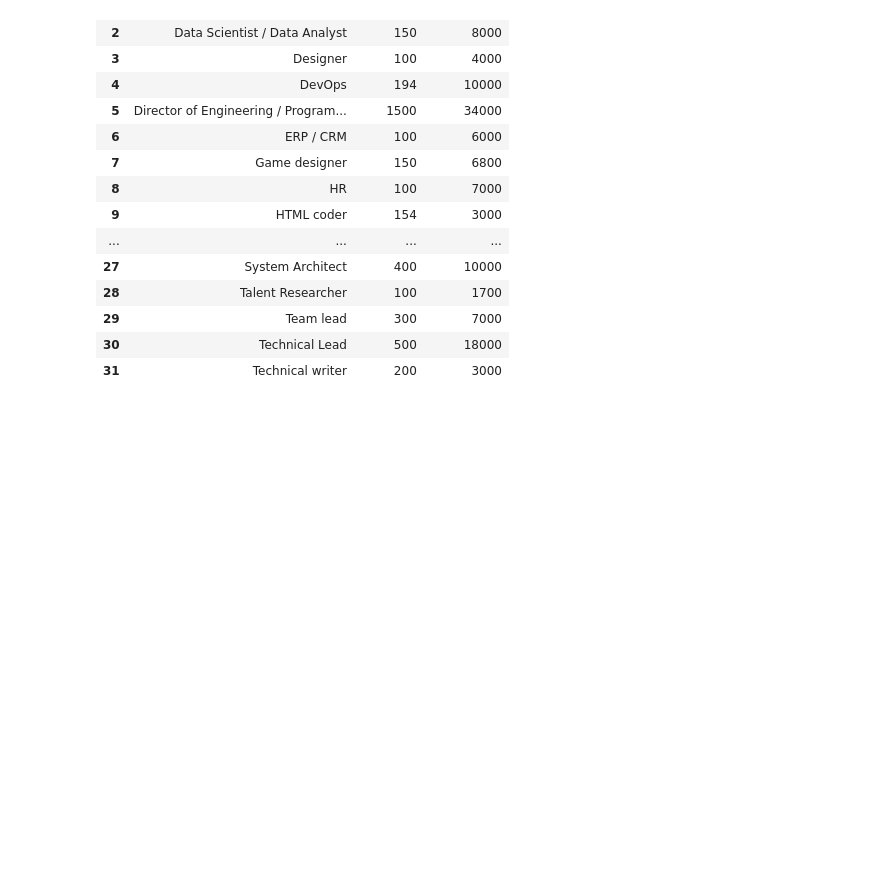
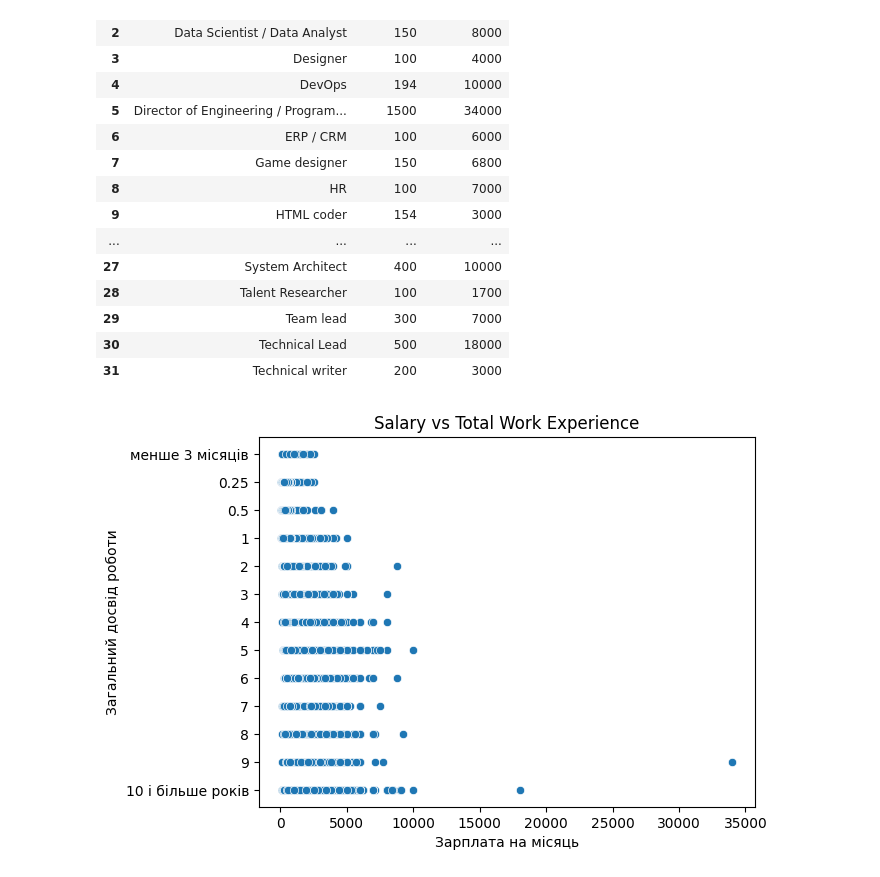
Before and after one commit to YoloNik/goit-ds-hw-05, a Jupyter notebook: Hw2.2.ipynb, the cells around one changed output. Drawn from its saved outputs; the diff is of its cells as text; code cells hidden in the pictures; blank space fills up the shorter version.

Commit message:
Add charts

```diff
--- a/Hw2.2.ipynb
+++ b/Hw2.2.ipynb
@@ -145,6 +146,25 @@ new_df.groupby('Посада', as_index=False)['Зарплата на місяц
 | 29 | Team lead | 300 | 7000 |
 | 30 | Technical Lead | 500 | 18000 |
 | 31 | Technical writer | 200 | 3000 |
+# %%
+
+experience_order = [
+	"менше 3 місяців",
+	"0.25", "0.5", "1", "2", "3", "4", "5", "6", "7", "8", "9",
+	"10 і більше років"
+]
+
+df["Загальний досвід роботи"] = pd.Categorical(df["Загальний досвід роботи"],
+	categories=experience_order,
+	ordered=True
+)
+sorted_df = df.sort_values(by=["Загальний досвід роботи"])
+
+sns.scatterplot(data=sorted_df, x="Зарплата на місяць", y="Загальний досвід роботи", )
+plt.title("Salary vs Total Work Experience")
+plt.show()
+# %% [output]
+[figure, added]
 # %%
 #Створіть функцію fill_avg_salary, яка повертатиме середнє значення заробітної плати на місяць. Використовуйте її для методу apply та створіть новий стовпчик "avg"
 new_df['avg'] = new_df.groupby('Посада')['Зарплата на місяць'].transform('mean')
```
Also changed, not shown: parts of 1 cell of this notebook, 1 other file.
